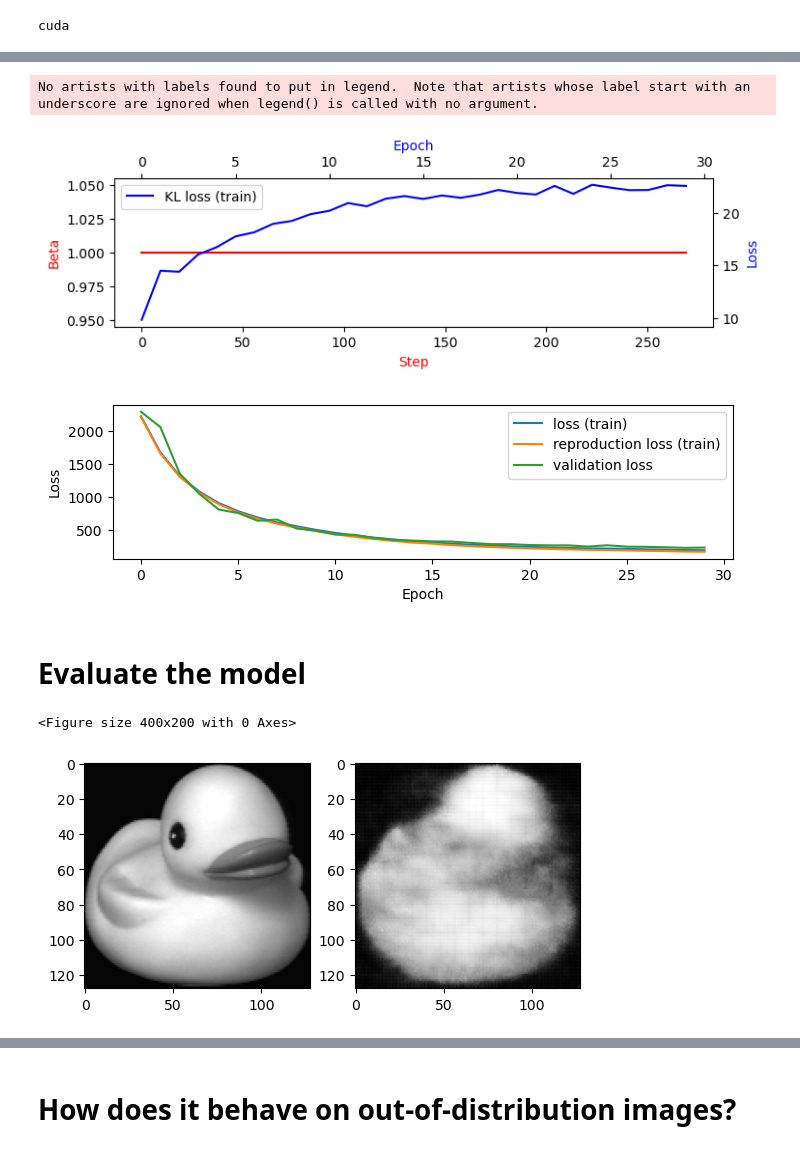
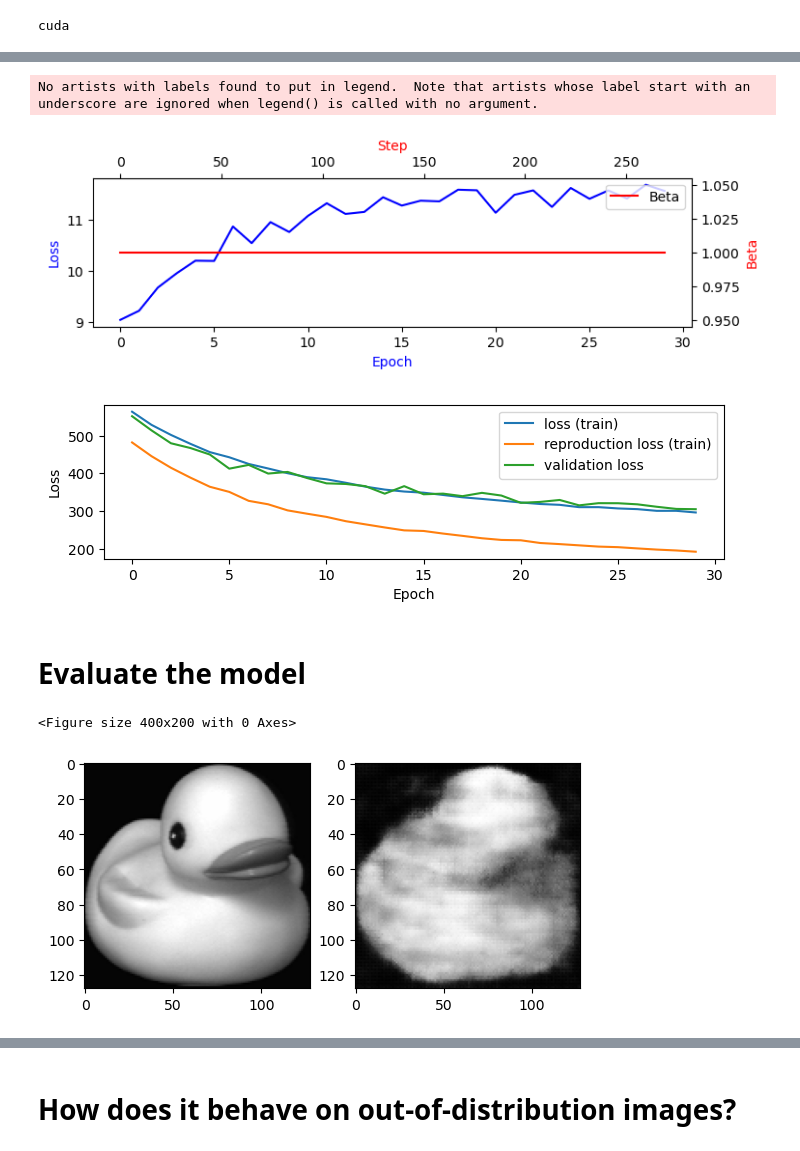
Before and after one commit to martinekbh/vae-project, a Jupyter notebook: AEVB_COIL20.ipynb, the cells around one changed output, grey strips where cells are left out. Saved outputs shown, nothing was run; the diff lists cells and outputs as text; code cells hidden in the pictures.

```diff
--- a/AEVB_COIL20.ipynb
+++ b/AEVB_COIL20.ipynb
@@ -250,20 +250,30 @@ class Model(nn.Module):
 
 def loss_function(x, out, mean, log_var, beta = 1):
     """ Loss function for the model. """
-    print("x.shape", x.shape, "x_hat.shape", out.shape, "logvar.shape", log_var.shape, "mean.shape", mean.shape)
+
+    N = 1152            # Dataset size
+    M = x.shape[0]      # Batch size
+    #print("x.shape", x.shape, "x_hat.shape", out.shape, "logvar.shape", log_var.shape, "mean.shape", mean.shape)
     x_hat=out
     reproduction_loss = nn.functional.mse_loss(x_hat, x, reduction='sum')
-    print(reproduction_loss)
+    #print(reproduction_loss)
     reproduction_loss = ((x - x_hat)**2).sum(dim=(1,2,3))
-    print(reproduction_loss)
-    KL_divergence = -0.5 * torch.sum(1 + log_var - mean.pow(2) - log_var.exp())
+    #print(reproduction_loss)
+    KL_divergence = -0.5 * torch.sum(1 + log_var - mean.pow(2) - log_var.exp(), dim=1)
+
+    #test = torch.sum(1 + log_var - mean.pow(2) - log_var.exp(), dim=1)
+    #print("unsummed KL div:", test.shape)
     KL_divergence = KL_divergence * beta
 
     # SUM FOR BATCH LIKE IN KINGMA
+    reproduction_loss = torch.sum(reproduction_loss, dim=0)
+    KL_divergence = torch.sum(KL_divergence, dim=0)
+    loss = (N/M) * KL_divergence + reproduction_loss
 
     #print("Loss:", reproduction_loss, KL_divergence)
-    print("repro loss", reproduction_loss.shape, "KL loss", KL_divergence.shape)
-    return reproduction_loss + KL_divergence, reproduction_loss, KL_divergence
+    #print("repro loss", reproduction_loss.shape, "KL loss", KL_divergence.shape)
+    #print(loss)
+    return loss, reproduction_loss, KL_divergence
 # %%
 model = Model(input_size[0], latent_dim).to(DEVICE)
 optimizer = Adam(model.parameters(), lr=lr)
@@ -397,25 +391,25 @@ for epoch in range(epochs):
 # %%
 fig = plt.figure(figsize=(8,2))
 ax1 = fig.add_subplot(111, label='1')
 ax2 = fig.add_subplot(111, label='2', frame_on=False)
 
-ax1.plot(range(step), beta_vals, color='red', label = "Beta")
-ax1.set_xlabel("Step", color='red')
-ax1.set_ylabel("Beta", color='red')
+ax1.plot(range(epochs), train_kl_losses, color='blue', label = "KL loss (train)")
+ax1.set_xlabel("Epoch", color='blue')
+ax1.set_ylabel("Loss", color='blue')
 plt.legend()
 
-ax2.plot(range(epochs), train_kl_losses, color='blue', label = "KL loss (train)")
+ax2.plot(range(step), beta_vals, color='red', label = "Beta")
 ax2.xaxis.tick_top()
 ax2.yaxis.tick_right()
-ax2.set_xlabel("Epoch", color='blue')
-ax2.set_ylabel("Loss", color='blue')
+ax2.set_xlabel("Step", color='red')
+ax2.set_ylabel("Beta", color='red')
 ax2.xaxis.set_label_position('top')
 ax2.yaxis.set_label_position('right')
 plt.legend()
 plt.show()
 # %% [output]
 No artists with labels found to put in legend.  Note that artists whose label start with an underscore are ignored when legend() is called with no argument.
-[figure, old version]
+[figure, new version]
 # %%
 plt.figure(figsize=(8,2))
 plt.plot(range(epochs), train_losses, label = "loss (train)")
@@ -426,7 +420,7 @@ plt.ylabel("Loss")
 plt.xlabel("Epoch")
 plt.show()
 # %% [output]
-[figure, old version]
+[figure, new version]
 # %% [markdown]
 # Evaluate the model
 # %%
@@ -443,7 +437,7 @@ axs[1].imshow(img_repro.permute(1,2,0), cmap=plt.get_cmap('gray'))
 plt.show()
 # %% [output]
 <Figure size 400x200 with 0 Axes>
-[figure, old version]
+[figure, new version]
 # %%
 model.eval()
 examples = enumerate(test_loader)
```
Also changed, not shown: parts of 7 cells of this notebook, 4 other files.
